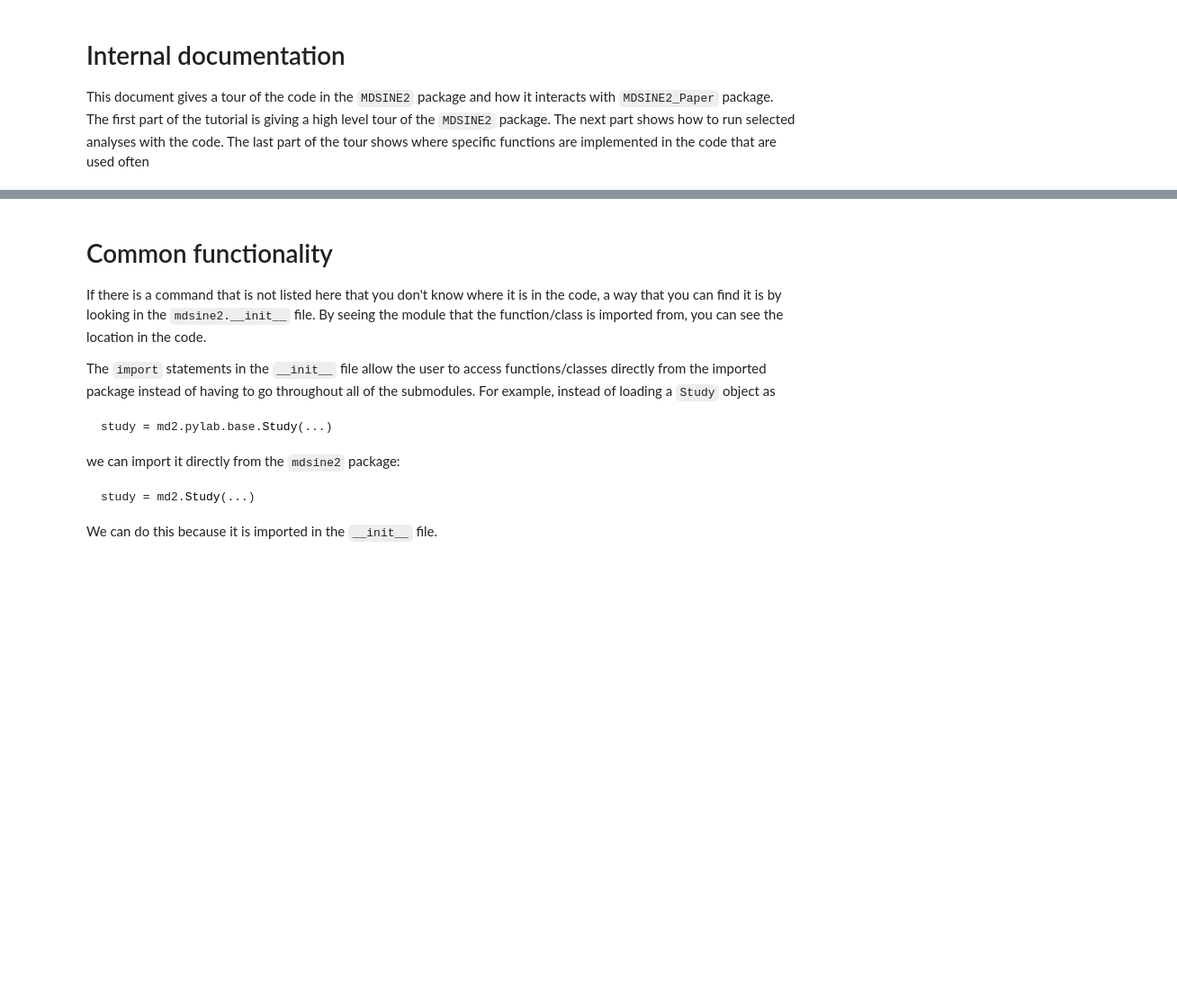
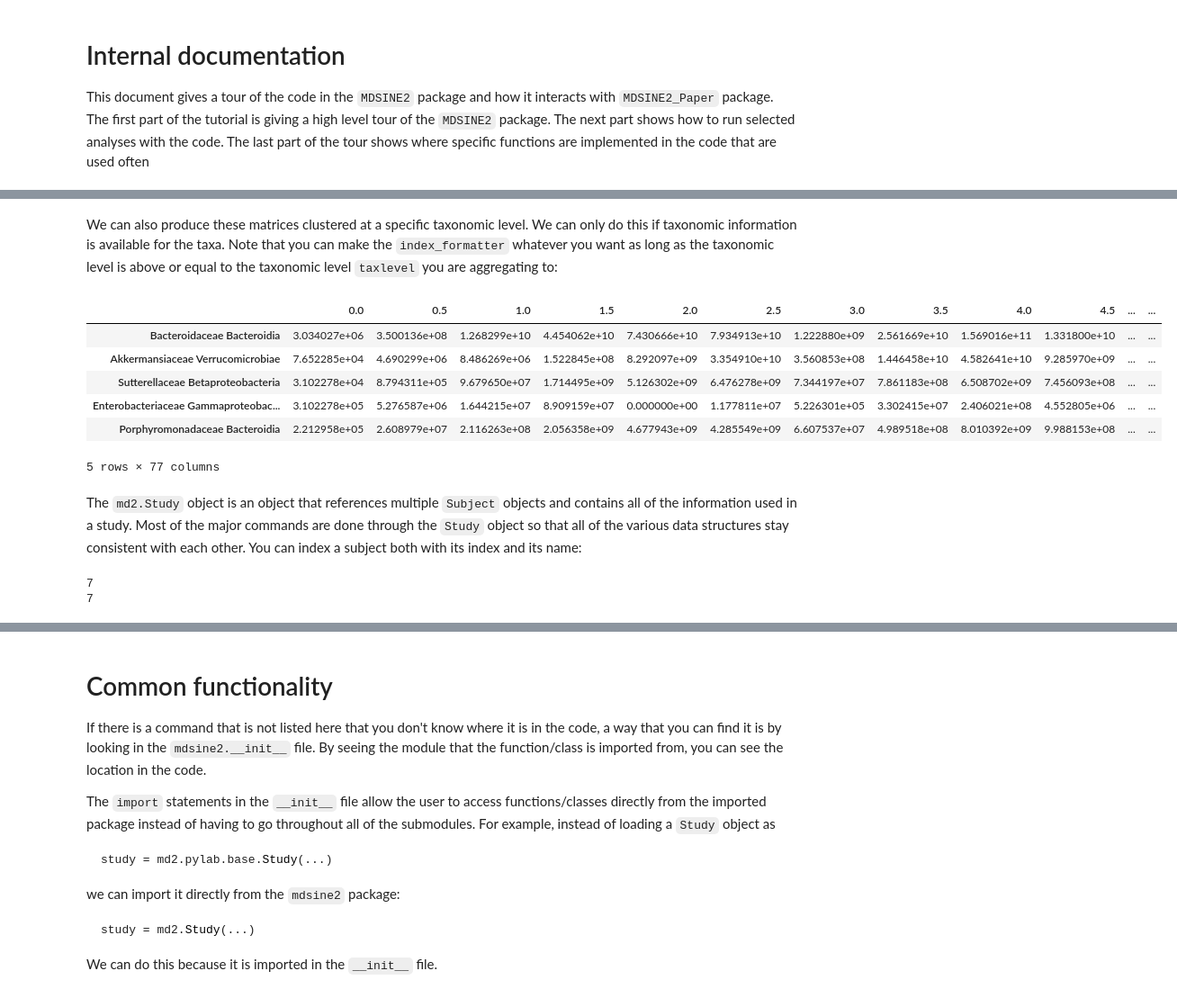
Before and after one commit to JashanSingh126/MDSINE2_Paper, a Jupyter notebook: bindertutorials/internal_doc_code.ipynb, the cells around one changed output, grey strips where cells are left out. Shown at 90% size. Saved outputs shown, nothing was run; the diff lists cells and outputs as text; code cells hidden in the pictures; blank space fills up the shorter version.

```diff
--- a/bindertutorials/internal_doc_code.ipynb
+++ b/bindertutorials/internal_doc_code.ipynb
@@ -19,0 +237,23 @@ study, mcmc, taxa, perturabtions, interactions, clustering
+# %% [markdown]
+We can also produce these matrices clustered at a specific taxonomic level. We can only do this if taxonomic information is available for the taxa. Note that you can make the `index_formatter` whatever you want as long as the taxonomic level is above or equal to the taxonomic level `taxlevel` you are aggregating to:
+# %%
+df, _ = subject.cluster_by_taxlevel(dtype='abs', taxlevel='family', index_formatter='%(order)s %(family)s')
+df.head()
+# %% [output]
+|  | 0.0 | 0.5 | 1.0 | 1.5 | 2.0 | 2.5 | 3.0 | 3.5 | 4.0 | 4.5 | ... | ... |
+| Bacteroidaceae Bacteroidia | 3.034027e+06 | 3.500136e+08 | 1.268299e+10 | 4.454062e+10 | 7.430666e+10 | 7.934913e+10 | 1.222880e+09 | 2.561669e+10 | 1.569016e+11 | 1.331800e+10 | ... | ... |
+| Akkermansiaceae Verrucomicrobiae | 7.652285e+04 | 4.690299e+06 | 8.486269e+06 | 1.522845e+08 | 8.292097e+09 | 3.354910e+10 | 3.560853e+08 | 1.446458e+10 | 4.582641e+10 | 9.285970e+09 | ... | ... |
+| Sutterellaceae Betaproteobacteria | 3.102278e+04 | 8.794311e+05 | 9.679650e+07 | 1.714495e+09 | 5.126302e+09 | 6.476278e+09 | 7.344197e+07 | 7.861183e+08 | 6.508702e+09 | 7.456093e+08 | ... | ... |
+| Enterobacteriaceae Gammaproteobac... | 3.102278e+05 | 5.276587e+06 | 1.644215e+07 | 8.909159e+07 | 0.000000e+00 | 1.177811e+07 | 5.226301e+05 | 3.302415e+07 | 2.406021e+08 | 4.552805e+06 | ... | ... |
+| Porphyromonadaceae Bacteroidia | 2.212958e+05 | 2.608979e+07 | 2.116263e+08 | 2.056358e+09 | 4.677943e+09 | 4.285549e+09 | 6.607537e+07 | 4.989518e+08 | 8.010392e+09 | 9.988153e+08 | ... | ... |
+5 rows × 77 columns
+# %% [markdown]
+The `md2.Study` object is an object that references multiple `Subject` objects and contains all of the information used in a study. Most of the major commands are done through the `Study` object so that all of the various data structures stay consistent with each other. You can index a subject both with its index and its name:
+# %%
+subj = study[2]
+print(subj.name)
+subj = study[subj.name]
+print(subj.name)
+# %% [output]
+7
+7
```
Also changed, not shown: parts of 31 cells of this notebook.
